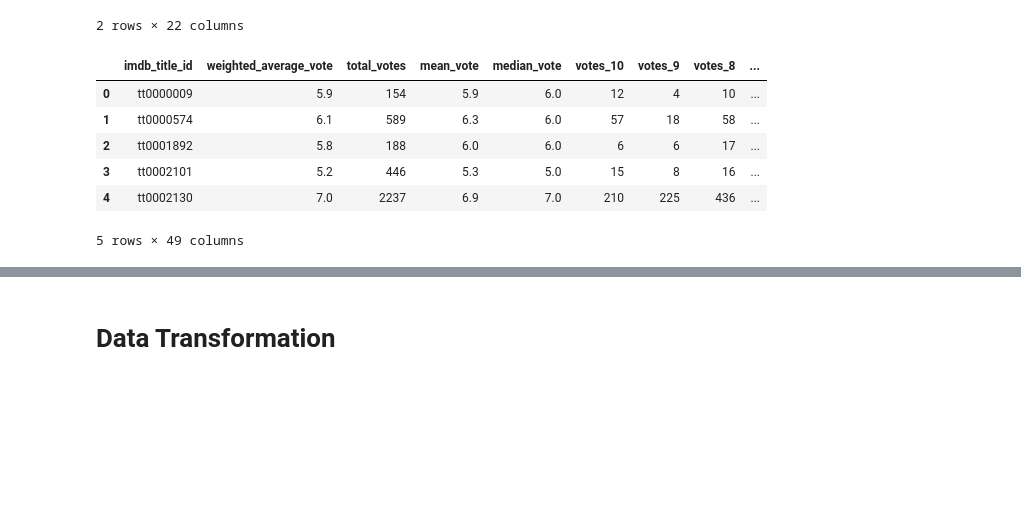
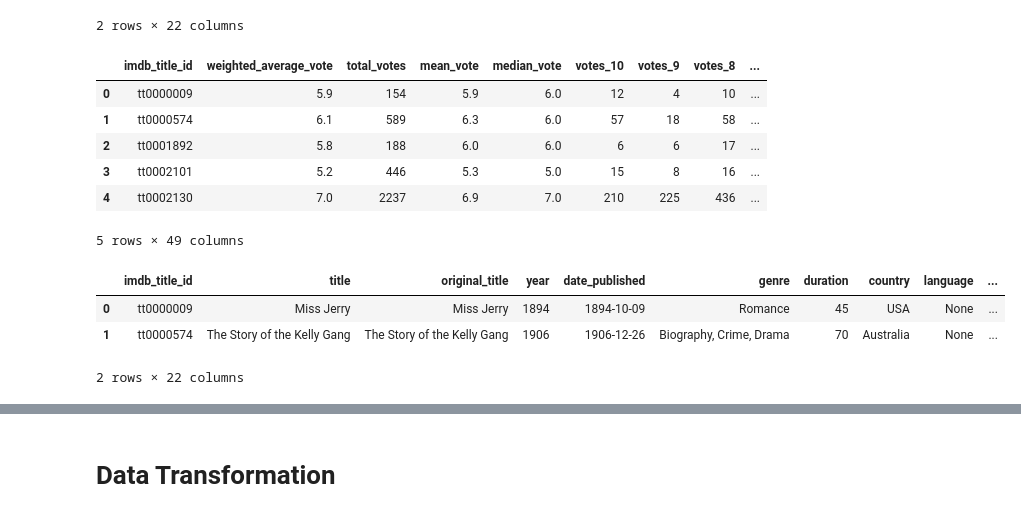
Before and after one commit to Yang111105/ETL_Project_Netflix-Movies-IMDB-Rating, a Jupyter notebook: Netflix Movies w Voting and Books.ipynb, the cells around one changed output, grey strips where cells are left out. Cells and saved outputs as stored; diff of their text form; code cells hidden in the pictures; blank space fills up the shorter version.

```diff
--- a/Netflix Movies w Voting and Books.ipynb
+++ b/Netflix Movies w Voting and Books.ipynb
@@ -32,3 +36,13 @@ rotten_tomatoes_movies.head(2)
 2 rows × 22 columns
 # %%
 csv_file = "Resources/IMDb ratings.csv"
+ratings_data_df = pd.read_csv(csv_file)
+ratings_data_df.head()
+# %% [output]
+|  | imdb_title_id | weighted_average_vote | total_votes | mean_vote | median_vote | votes_10 | votes_9 | votes_8 | ... |
+| 0 | tt0000009 | 5.9 | 154 | 5.9 | 6.0 | 12 | 4 | 10 | ... |
+| 1 | tt0000574 | 6.1 | 589 | 6.3 | 6.0 | 57 | 18 | 58 | ... |
+| 2 | tt0001892 | 5.8 | 188 | 6.0 | 6.0 | 6 | 6 | 17 | ... |
+| 3 | tt0002101 | 5.2 | 446 | 5.3 | 5.0 | 15 | 8 | 16 | ... |
+| 4 | tt0002130 | 7.0 | 2237 | 6.9 | 7.0 | 210 | 225 | 436 | ... |
+5 rows × 49 columns
@@ -37,10 +49,9 @@ ratings_data_df = pd.read_csv(csv_file)
-# %%
-ratings_data_df.head()
-# %% [output]
-|  | imdb_title_id | weighted_average_vote | total_votes | mean_vote | median_vote | votes_10 | votes_9 | votes_8 | ... |
-| 0 | tt0000009 | 5.9 | 154 | 5.9 | 6.0 | 12 | 4 | 10 | ... |
-| 1 | tt0000574 | 6.1 | 589 | 6.3 | 6.0 | 57 | 18 | 58 | ... |
-| 2 | tt0001892 | 5.8 | 188 | 6.0 | 6.0 | 6 | 6 | 17 | ... |
-| 3 | tt0002101 | 5.2 | 446 | 5.3 | 5.0 | 15 | 8 | 16 | ... |
-| 4 | tt0002130 | 7.0 | 2237 | 6.9 | 7.0 | 210 | 225 | 436 | ... |
-5 rows × 49 columns
+# %%
+movies_file ="Resources/IMDb movies.csv"
+movies_data_df = pd.read_csv(movies_file)
+movies_data_df.head(2)
+# %% [output]
+|  | imdb_title_id | title | original_title | year | date_published | genre | duration | country | language | ... |
+| 0 | tt0000009 | Miss Jerry | Miss Jerry | 1894 | 1894-10-09 | Romance | 45 | USA | None | ... |
+| 1 | tt0000574 | The Story of the Kelly Gang | The Story of the Kelly Gang | 1906 | 1906-12-26 | Biography, Crime, Drama | 70 | Australia | None | ... |
+2 rows × 22 columns
```
Also changed, not shown: parts of 41 cells of this notebook, 2 other files.
